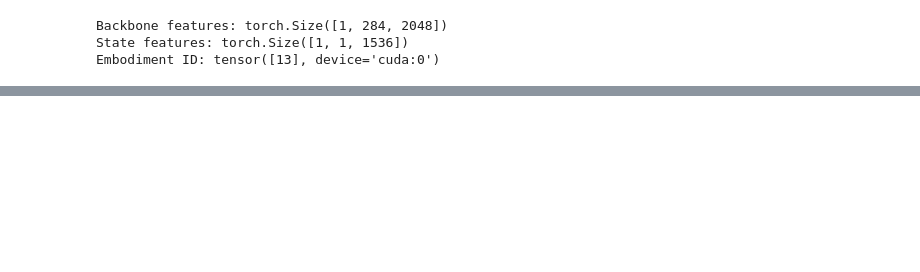
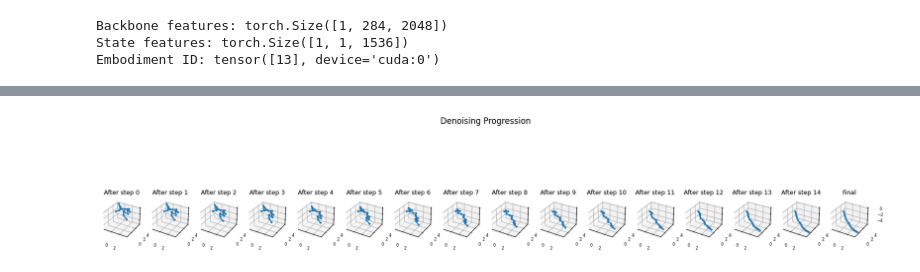
Before and after one commit to arnavinator/Isaac-GR00T, a Jupyter notebook: scripts/denoising_lab/interactive_denoising_panda.ipynb, the cells around one changed output, grey strips where cells are left out. Cells and saved outputs as stored; diff of their text form; code cells hidden in the pictures; blank space fills up the shorter version.

Commit message:
do some denoising experimenting

```diff
--- a/scripts/denoising_lab/interactive_denoising_panda.ipynb
+++ b/scripts/denoising_lab/interactive_denoising_panda.ipynb
@@ -351,3 +677,10 @@ plt.show()
+# %%
+# Cell 13: Denoising progression visualization
+result_for_prog = lab.denoise(features, num_steps=15, seed=42)
+fig = viz.plot_denoising_progression(result_for_prog, lab, eef_key=EEF_KEY)
+plt.show()
+# %% [output]
+[figure, added]
 # %%
 # Cell 14: Export action chunk for replay in the simulator
 #
```
Also changed, not shown: parts of 18 cells of this notebook.
